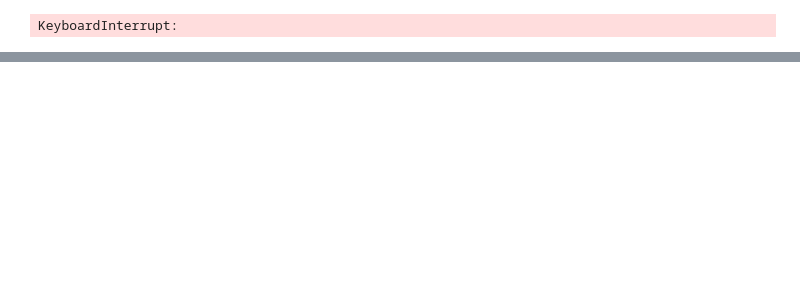
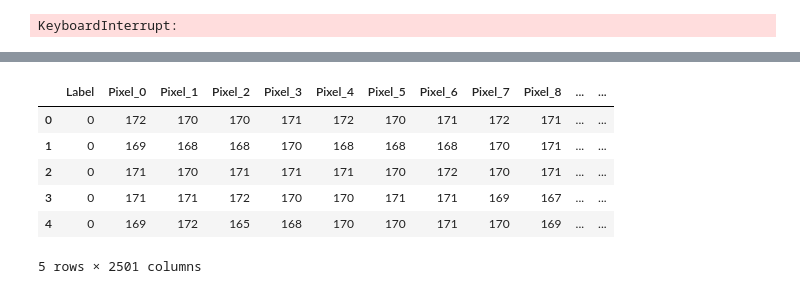
Before and after one commit to Lekiios/SLR, a Jupyter notebook: src/train_alphabet_detection_v2.ipynb, the cells around one changed output, grey strips where cells are left out. Saved outputs shown, nothing was run; the diff lists cells and outputs as text; code cells hidden in the pictures; blank space fills up the shorter version.

```diff
--- a/src/train_alphabet_detection_v2.ipynb
+++ b/src/train_alphabet_detection_v2.ipynb
@@ -150,0 +161,10 @@ KeyboardInterrupt:
+# %%
+train_df.head()
+# %% [output]
+|  | Label | Pixel_0 | Pixel_1 | Pixel_2 | Pixel_3 | Pixel_4 | Pixel_5 | Pixel_6 | Pixel_7 | Pixel_8 | ... | ... |
+| 0 | 0 | 172 | 170 | 170 | 171 | 172 | 170 | 171 | 172 | 171 | ... | ... |
+| 1 | 0 | 169 | 168 | 168 | 170 | 168 | 168 | 168 | 170 | 171 | ... | ... |
+| 2 | 0 | 171 | 170 | 171 | 171 | 171 | 170 | 172 | 170 | 171 | ... | ... |
+| 3 | 0 | 171 | 171 | 172 | 170 | 170 | 171 | 171 | 169 | 167 | ... | ... |
+| 4 | 0 | 169 | 172 | 165 | 168 | 170 | 170 | 171 | 170 | 169 | ... | ... |
+5 rows × 2501 columns
```
Also changed, not shown: parts of 16 cells of this notebook, 2 other files.
